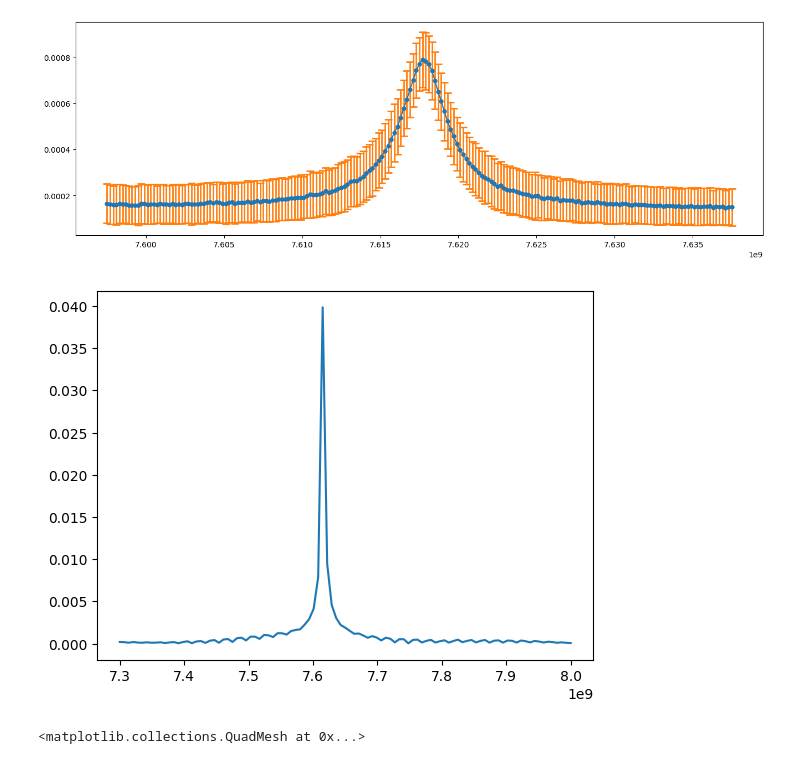
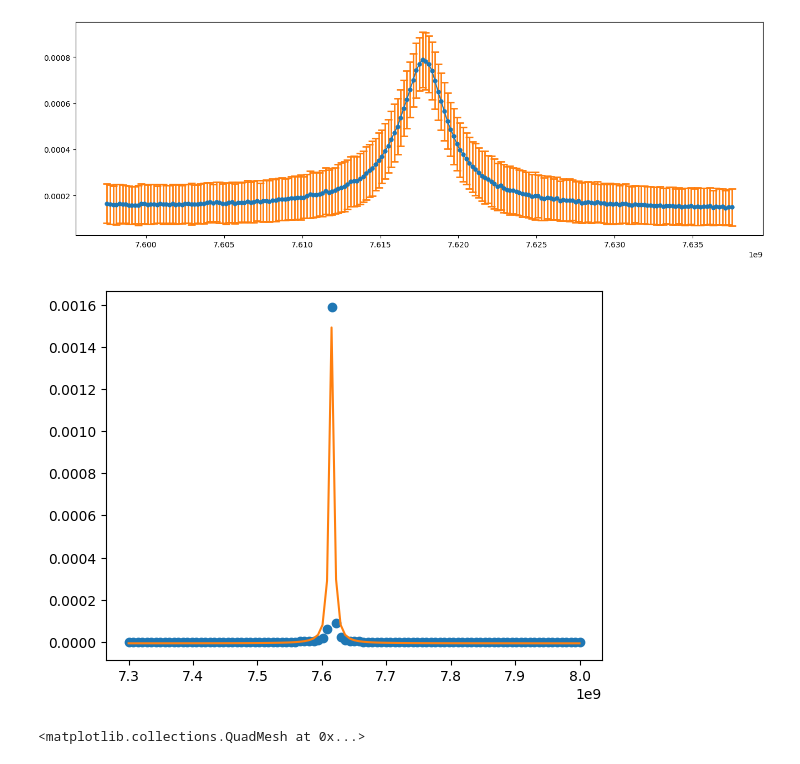
Before and after one commit to SQIL-EPFL/sqil-experiments, a Jupyter notebook: sqil_experiments/measurements/measure.ipynb, the cells around one changed output. Saved outputs shown, nothing was run; the diff lists cells and outputs as text; code cells hidden in the pictures.

```diff
--- a/sqil_experiments/measurements/measure.ipynb
+++ b/sqil_experiments/measurements/measure.ipynb
@@ -233,12 +263,15 @@ relative std over std avg: 0.14773863568204568
 # %%
 path = r"C:\Users\sqil\Desktop\code\sqil-experiments\data_local\2025-05-12\00011-rr spectroscopy_2025-05-12T231453"
 
 data, freq = sqil.extract_h5_data(path, ["data", "frequencies"])
 
-plt.plot(freq, np.abs(data))
+fit_res = sqil.fit.fit_lorentzian(freq, np.abs(data)**2)
+
+plt.plot(freq, np.abs(data)**2, 'o')
+plt.plot(freq, fit_res.predict(freq))
 plt.show()
 # %% [output]
-[figure, old version]
+[figure, new version]
 # %%
 path = r"C:\Users\sqil\Desktop\code\sqil-experiments\data_local\2025-05-13\00029-rr spectroscopy_2025-05-13T005313"
 
```
Also changed, not shown: parts of 1 cell of this notebook, 3 other files.
